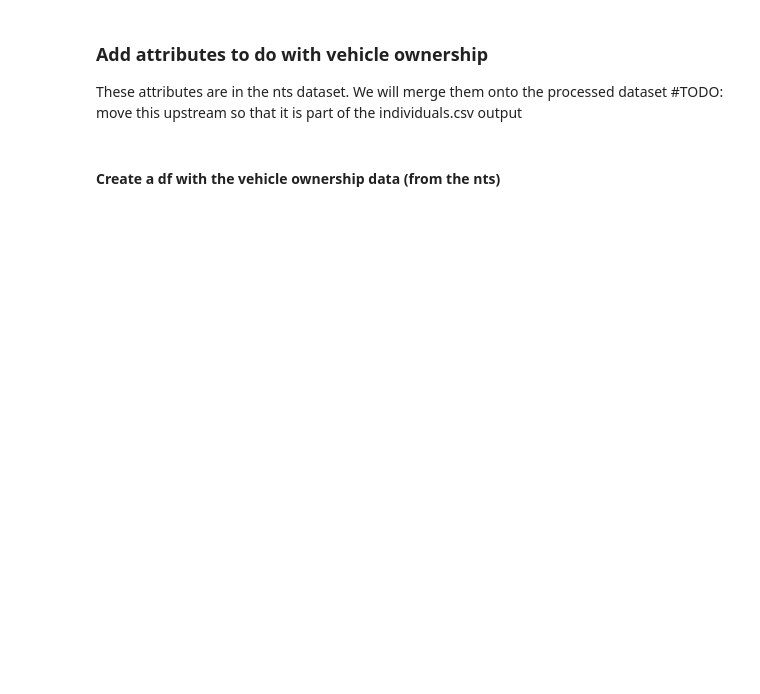
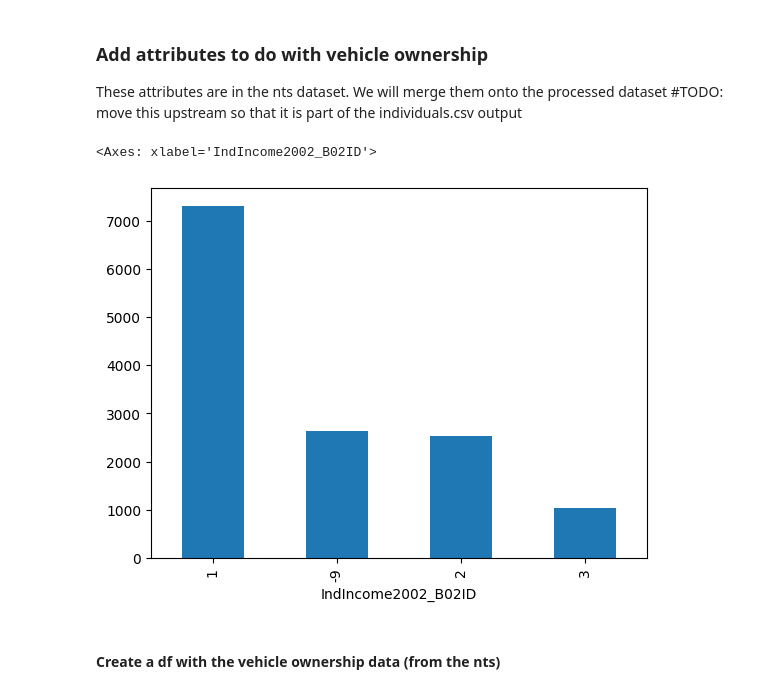
Before and after one commit to Urban-Analytics-Technology-Platform/acbm, a Jupyter notebook: notebooks/6_acbm_to_matsim_xml.ipynb, the cells around one changed output. Saved outputs shown, nothing was run; the diff lists cells and outputs as text; code cells hidden in the pictures; blank space fills up the shorter version.

```diff
--- a/notebooks/6_acbm_to_matsim_xml.ipynb
+++ b/notebooks/6_acbm_to_matsim_xml.ipynb
@@ -161,6 +161,15 @@ These attributes are in the nts dataset. We will merge them onto the processed d
 #TODO: move this upstream so that it is part of the individuals.csv output
 # %%
 nts_individuals = pd.read_parquet(acbm.root_path / "data/external/nts/filtered/nts_individuals.parquet")
+# %%
+nts_individuals["IndIncome2002_B02ID"]
+
+# plot as bar chart the unique values of the column IndIncome2002_B02ID
+
+nts_individuals["IndIncome2002_B02ID"].value_counts().plot(kind='bar')
+# %% [output]
+<Axes: xlabel='IndIncome2002_B02ID'>
+[figure, added]
 # %% [markdown]
 #### Create a df with the vehicle ownership data (from the nts)
 # %%
```
Also changed, not shown: parts of 20 cells of this notebook.
